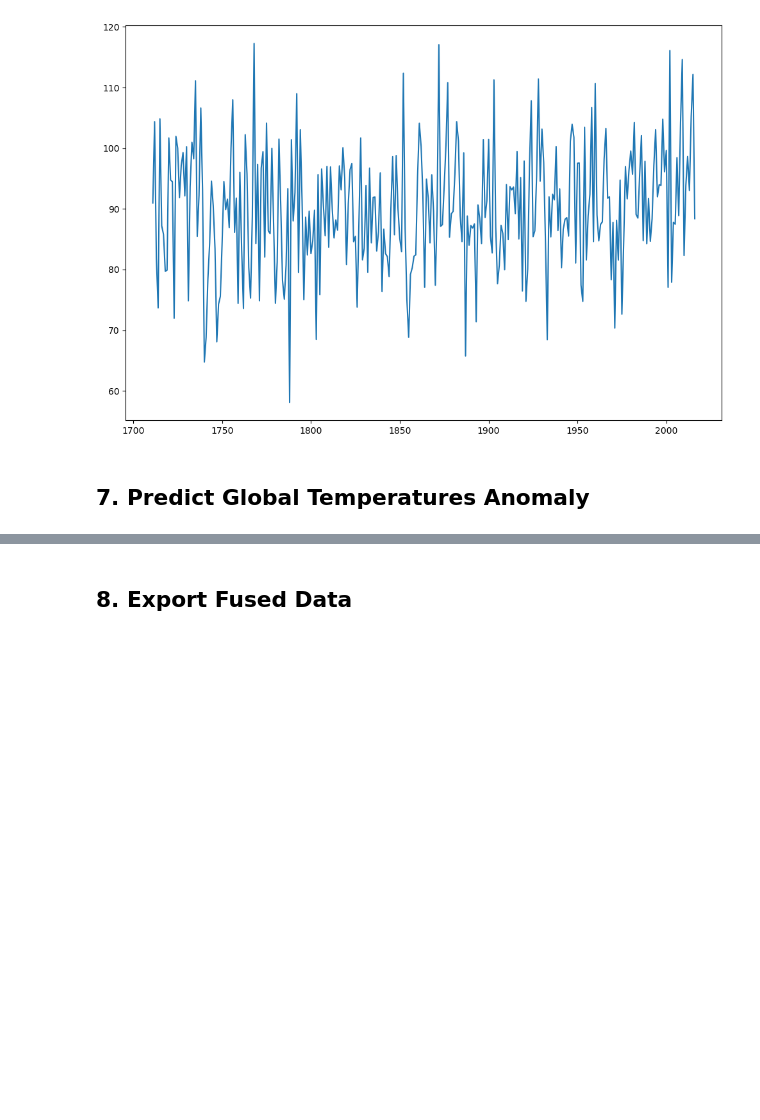
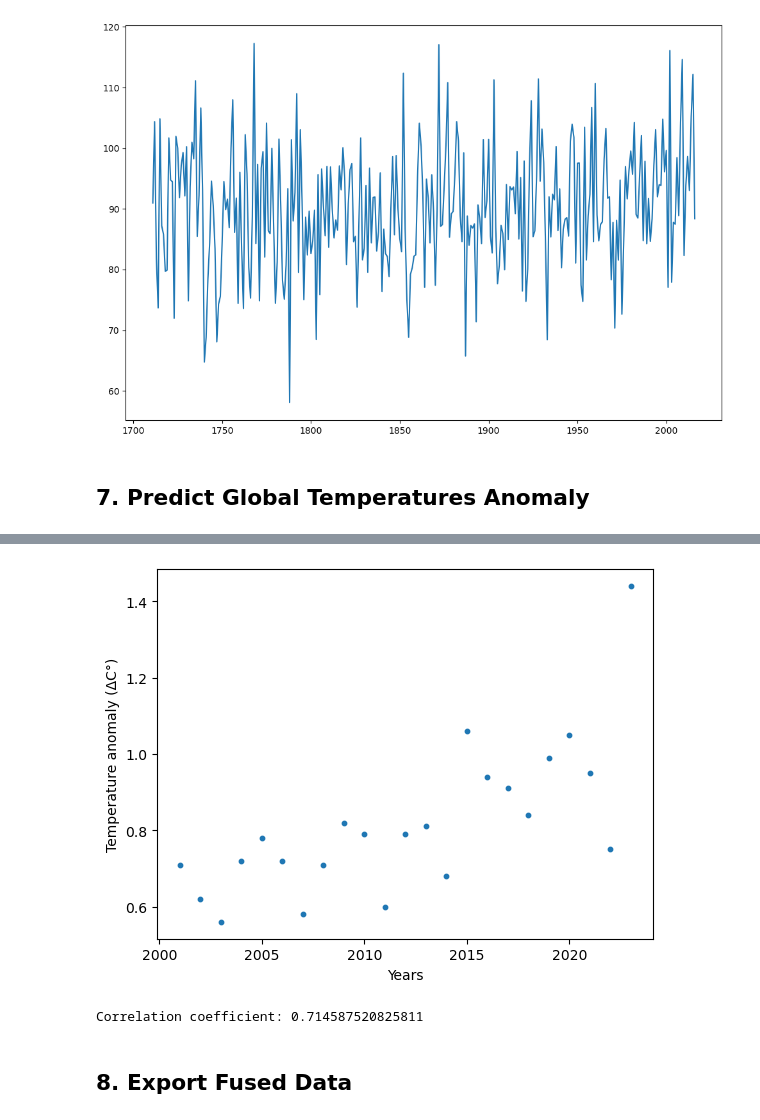
Before and after one commit to lgrealish/PfDA_Project_2, a Jupyter notebook: PfDA_Assignment2.ipynb, the cells around one changed output, grey strips where cells are left out. Saved outputs shown, nothing was run; the diff lists cells and outputs as text; code cells hidden in the pictures; blank space fills up the shorter version.

```diff
--- a/PfDA_Assignment2.ipynb
+++ b/PfDA_Assignment2.ipynb
@@ -410,0 +438,13 @@ plt.show()
+# %%
+temp_after1900=temp_merged[temp_merged["year"] > 1900]
+# %%
+x=temp_after1900['year']
+y=temp_after1900['Temperature']
+plt.scatter(x,y,s=10)
+plt.xlabel('Years')
+plt.ylabel('Temperature anomaly (ΔC°)')
+plt.show()
+print(f'Correlation coefficient: {x.corr(y)}')
+# %% [output]
+[figure, added]
+Correlation coefficient: 0.714587520825811
```
Also changed, not shown: parts of 6 cells of this notebook.
